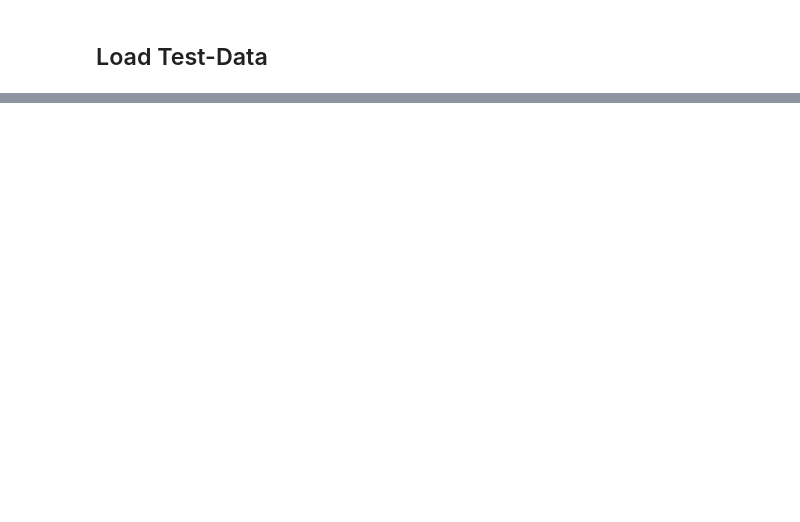
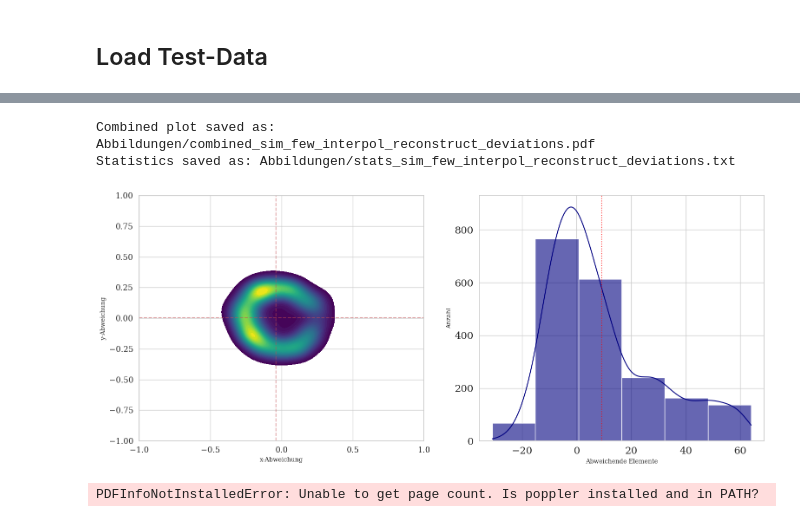
Before and after one commit to Peer076/Master-Thesis-EIT, a Jupyter notebook: LSTM_Training_sim.ipynb, the cells around one changed output, grey strips where cells are left out. Cells and saved outputs as stored; diff of their text form; code cells hidden in the pictures; blank space fills up the shorter version.

```diff
--- a/LSTM_Training_sim.ipynb
+++ b/LSTM_Training_sim.ipynb
@@ -468,2 +601,16 @@ Plot saved to: Abbildungen/perm_sim_reconstruct_deviations.pdf
 # %%
 #FE - Finite Elemente (Elemente)
+# %%
+fig = create_combined_deviations_plot(gamma_test, gamma_pred)
+# %% [output]
+Combined plot saved as: Abbildungen/combined_sim_few_interpol_reconstruct_deviations.pdf
+Statistics saved as: Abbildungen/stats_sim_few_interpol_reconstruct_deviations.txt
+[figure, added]
+# %%
+combine_pdfs_side_by_side(
+    'Abbildungen/position_sim_few_interpol_reconstruct_deviations.pdf',
+    'Abbildungen/perm_sim_few_interpol_reconstruct_deviations.pdf',
+    'Abbildungen/combined_deviations_side_by_side.pdf'
+)
+# %% [output]
+PDFInfoNotInstalledError: Unable to get page count. Is poppler installed and in PATH?
```
Also changed, not shown: parts of 15 cells of this notebook, 5 other files.
